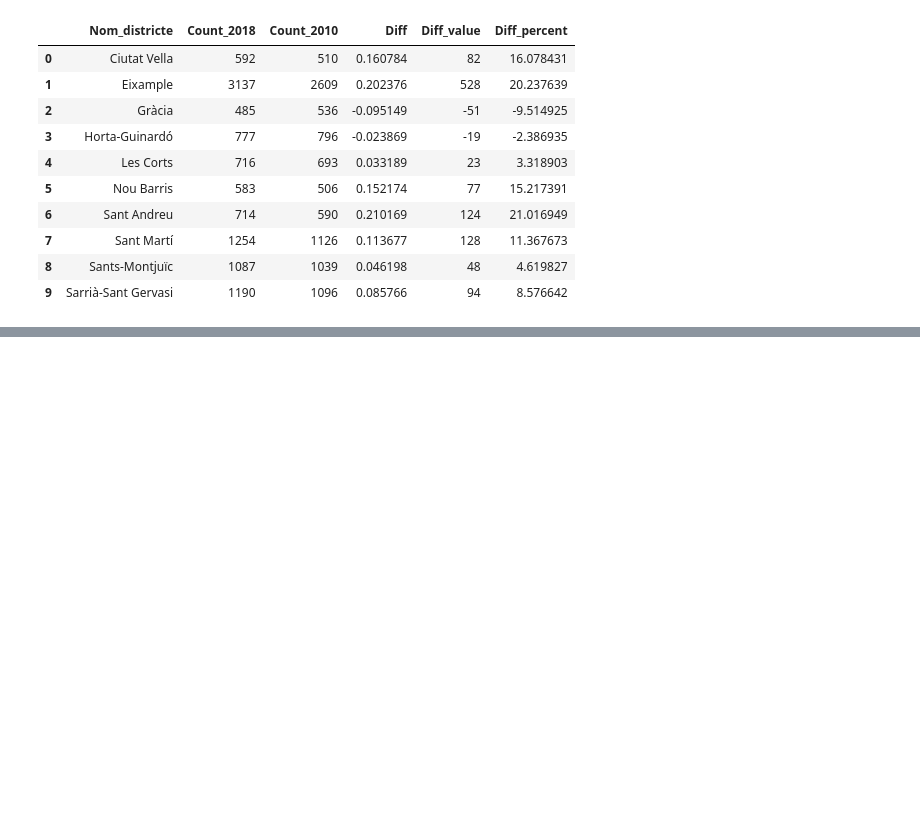
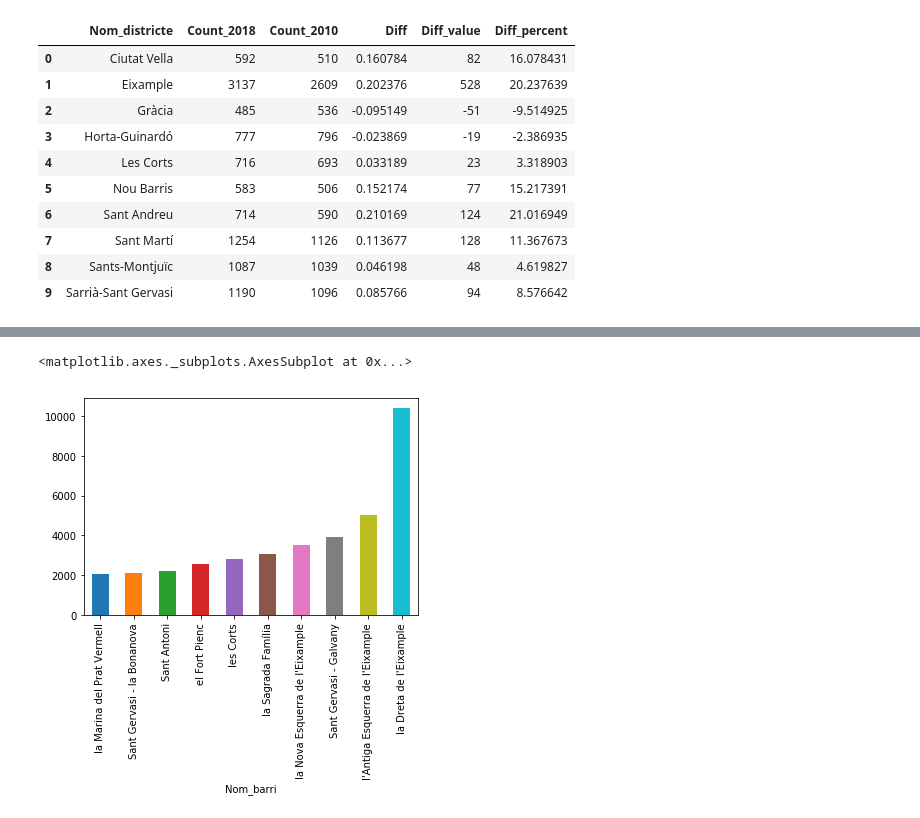
Before and after one commit to roger-roig/your-own-project, a Jupyter notebook: project_roger_2.ipynb, the cells around one changed output, grey strips where cells are left out. Drawn from its saved outputs; the diff is of its cells as text; code cells hidden in the pictures; blank space fills up the shorter version.

```diff
--- a/project_roger_2.ipynb
+++ b/project_roger_2.ipynb
@@ -150,0 +167,7 @@ typ_yr_dist_diffs
+# %%
+# Check only top 10
+
+types[(types['Nom_barri']!='Desconegut')].groupby('Nom_barri').count()['Numero_expedient'].sort_values().tail(10).plot(kind='bar')
+# %% [output]
+<matplotlib.axes._subplots.AxesSubplot at 0x...>
+[figure, added]
```
Also changed, not shown: parts of 37 cells of this notebook.
